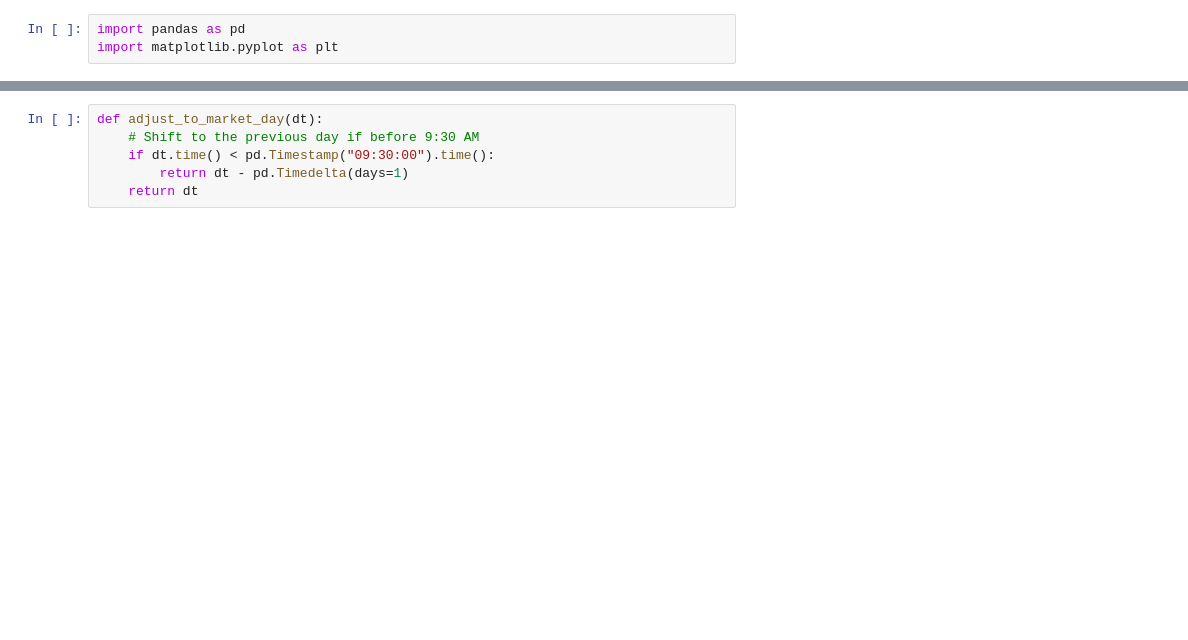
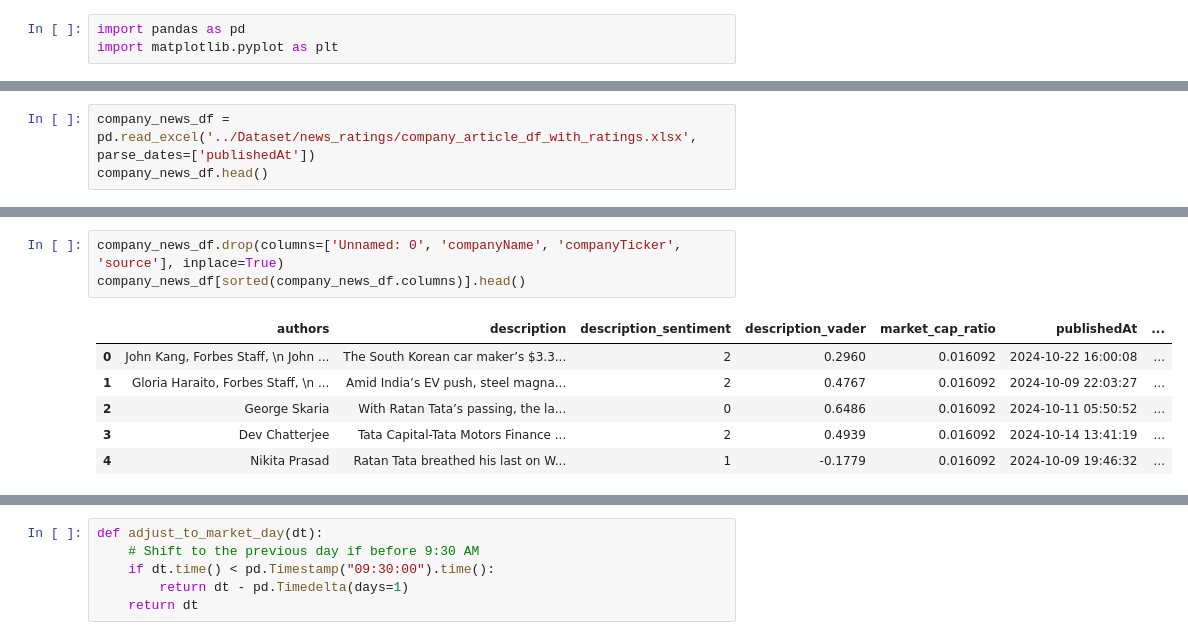
Before and after one commit to BrijAtIISc/DSP_project, a Jupyter notebook: Code/13-news-ratings-aggregation.ipynb, the cells around one changed output, grey strips where cells are left out. Saved outputs shown, nothing was run; the diff lists cells and outputs as text; blank space fills up the shorter version.

```diff
--- a/Code/13-news-ratings-aggregation.ipynb
+++ b/Code/13-news-ratings-aggregation.ipynb
@@ -11,3 +11,6 @@ news_df.head()
 | 2 | ['Hormaz Fatakia'] | 2024-05-02 07:24:08 | The Nifty corrected nearly 200 po... | https://www.cnbctv18.com | Trade Setup for May 2: Nifty face... | https://www.cnbctv18.com/market/t... | Nifty faces pressure at higher le... | 0.7096 | ... |
 | 3 | ['Asit Manohar'] | 2024-05-02 07:54:13 | Trade setup for Thursday: In the ... | https://www.livemint.com | Stock market today: Trade setup f... | https://www.livemint.com/market/s... | Trade setup for Nifty 50 after US... | 0.8720 | ... |
 | 4 | ['Hormaz Fatakia'] | 2024-05-02 21:45:22 | While Kotak Bank, ICICI Bank and ... | https://www.cnbctv18.com | Trade Setup for May 3: Will heavy... | https://www.cnbctv18.com/market/t... | The Reserve Bank of India has lif... | -0.4019 | ... |
+# %%
+company_news_df = pd.read_excel('../Dataset/news_ratings/company_article_df_with_ratings.xlsx', parse_dates=['publishedAt'])
+company_news_df.head()
@@ -13,0 +48,10 @@ news_df.head()
+# %%
+company_news_df.drop(columns=['Unnamed: 0', 'companyName', 'companyTicker', 'source'], inplace=True)
+company_news_df[sorted(company_news_df.columns)].head()
+# %% [output]
+|  | authors | description | description_sentiment | description_vader | market_cap_ratio | publishedAt | ... |
+| 0 | John Kang, Forbes Staff, \n John ... | The South Korean car maker’s $3.3... | 2 | 0.2960 | 0.016092 | 2024-10-22 16:00:08 | ... |
+| 1 | Gloria Haraito, Forbes Staff, \n ... | Amid India’s EV push, steel magna... | 2 | 0.4767 | 0.016092 | 2024-10-09 22:03:27 | ... |
+| 2 | George Skaria | With Ratan Tata’s passing, the la... | 0 | 0.6486 | 0.016092 | 2024-10-11 05:50:52 | ... |
+| 3 | Dev Chatterjee | Tata Capital-Tata Motors Finance ... | 2 | 0.4939 | 0.016092 | 2024-10-14 13:41:19 | ... |
+| 4 | Nikita Prasad | Ratan Tata breathed his last on W... | 1 | -0.1779 | 0.016092 | 2024-10-09 19:46:32 | ... |
```
Also changed, not shown: parts of 12 cells of this notebook, 13 other files.
